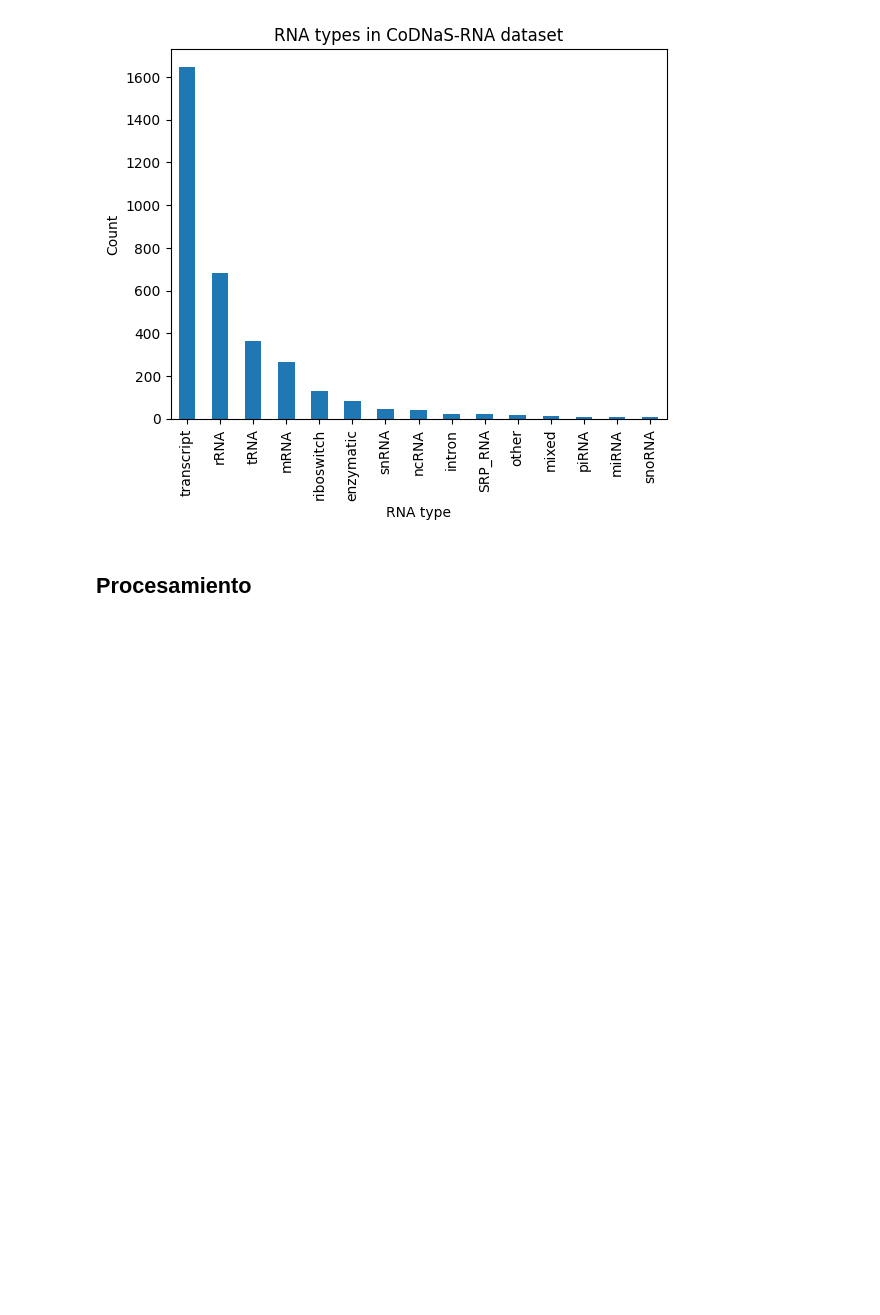
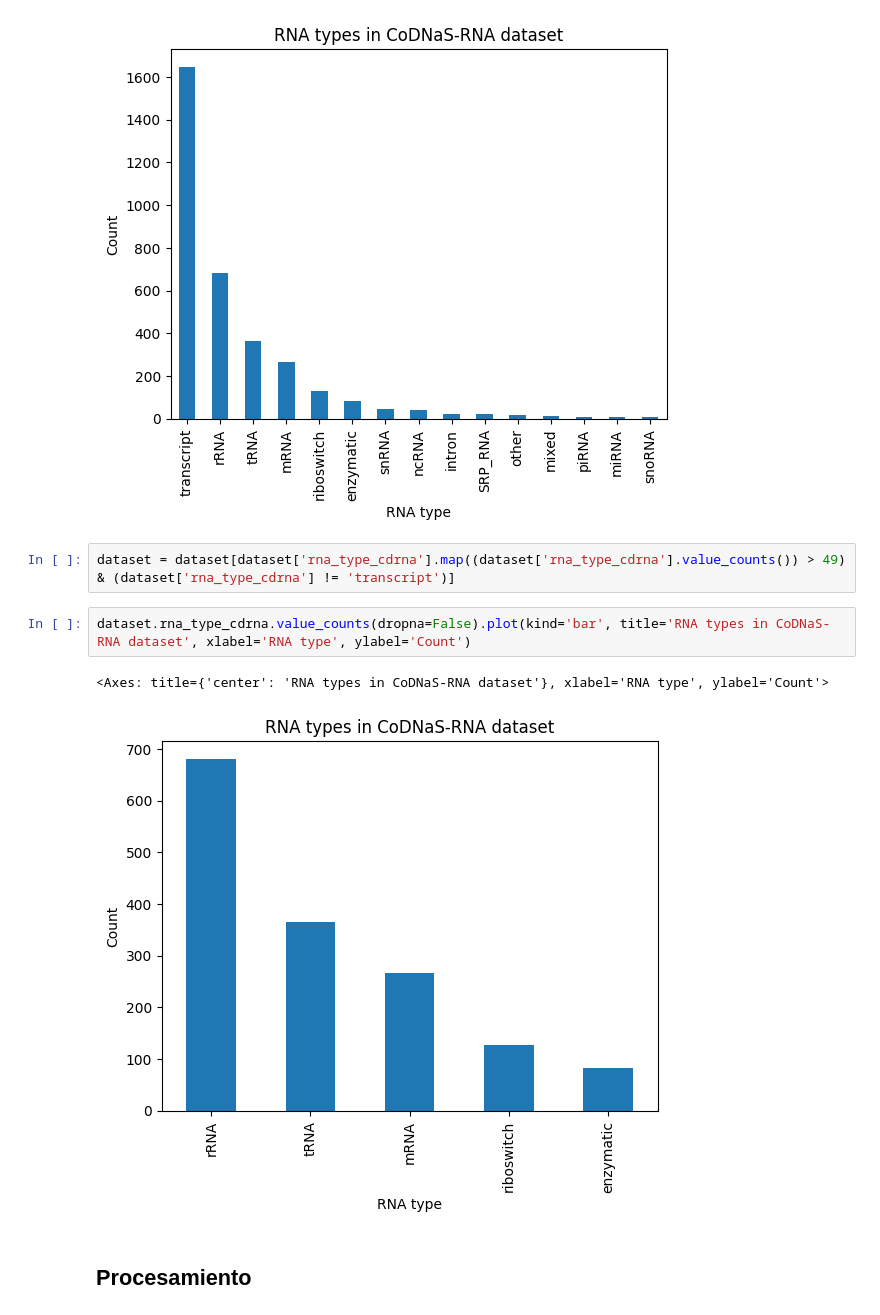
Before and after one commit to tinchogb/rna_classifier, a Jupyter notebook: src/notebooks/tf_rna.ipynb, the cells around one changed output. Cells and saved outputs as stored; diff of their text form; blank space fills up the shorter version.

Commit message:
Updated notebook. Added dataset filter;  last model try ; metrics plots; improved report columns.

```diff
--- a/src/notebooks/tf_rna.ipynb
+++ b/src/notebooks/tf_rna.ipynb
@@ -40,6 +39,13 @@ dataset.rna_type_cdrna.value_counts(dropna=False).plot(kind='bar', title='RNA ty
 # %% [output]
 <Axes: title={'center': 'RNA types in CoDNaS-RNA dataset'}, xlabel='RNA type', ylabel='Count'>
 [figure]
+# %%
+dataset = dataset[dataset['rna_type_cdrna'].map((dataset['rna_type_cdrna'].value_counts()) > 49) & (dataset['rna_type_cdrna'] != 'transcript')]
+# %%
+dataset.rna_type_cdrna.value_counts(dropna=False).plot(kind='bar', title='RNA types in CoDNaS-RNA dataset', xlabel='RNA type', ylabel='Count')
+# %% [output]
+<Axes: title={'center': 'RNA types in CoDNaS-RNA dataset'}, xlabel='RNA type', ylabel='Count'>
+[figure, added]
 # %% [markdown]
 ## Procesamiento
 # %%
```
Also changed, not shown: parts of 49 cells of this notebook.
